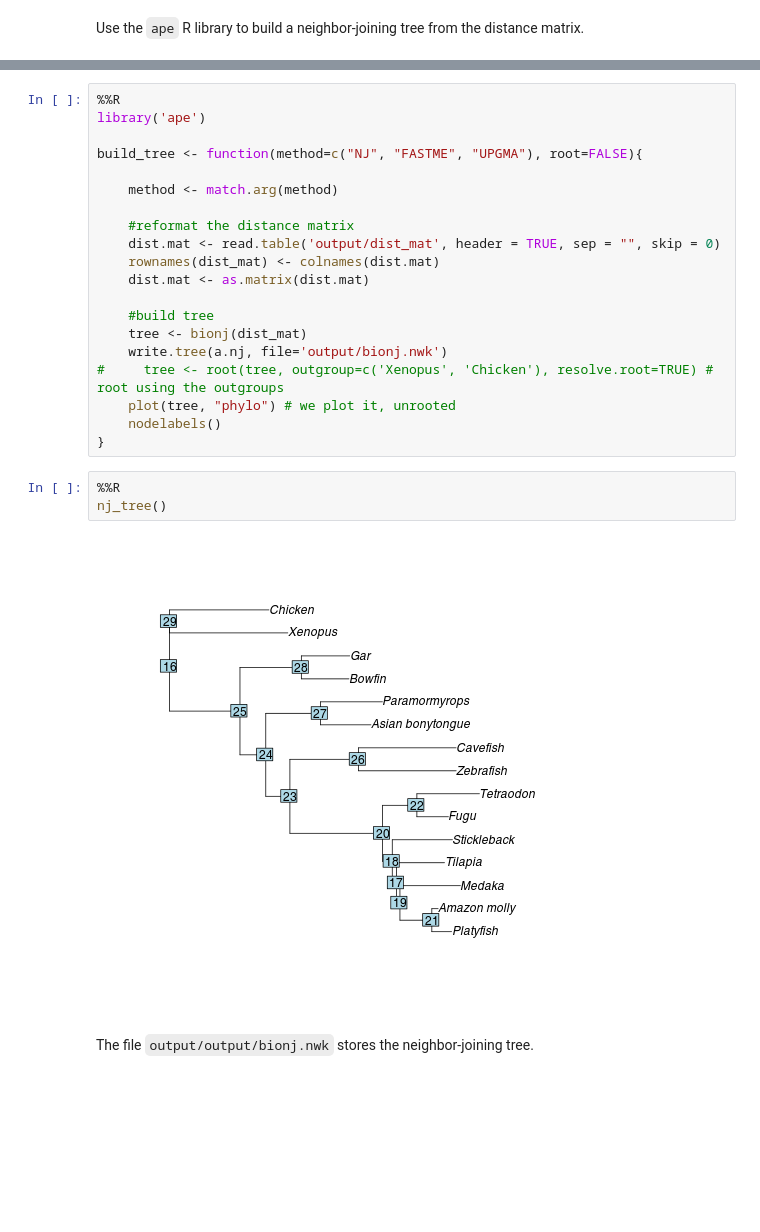
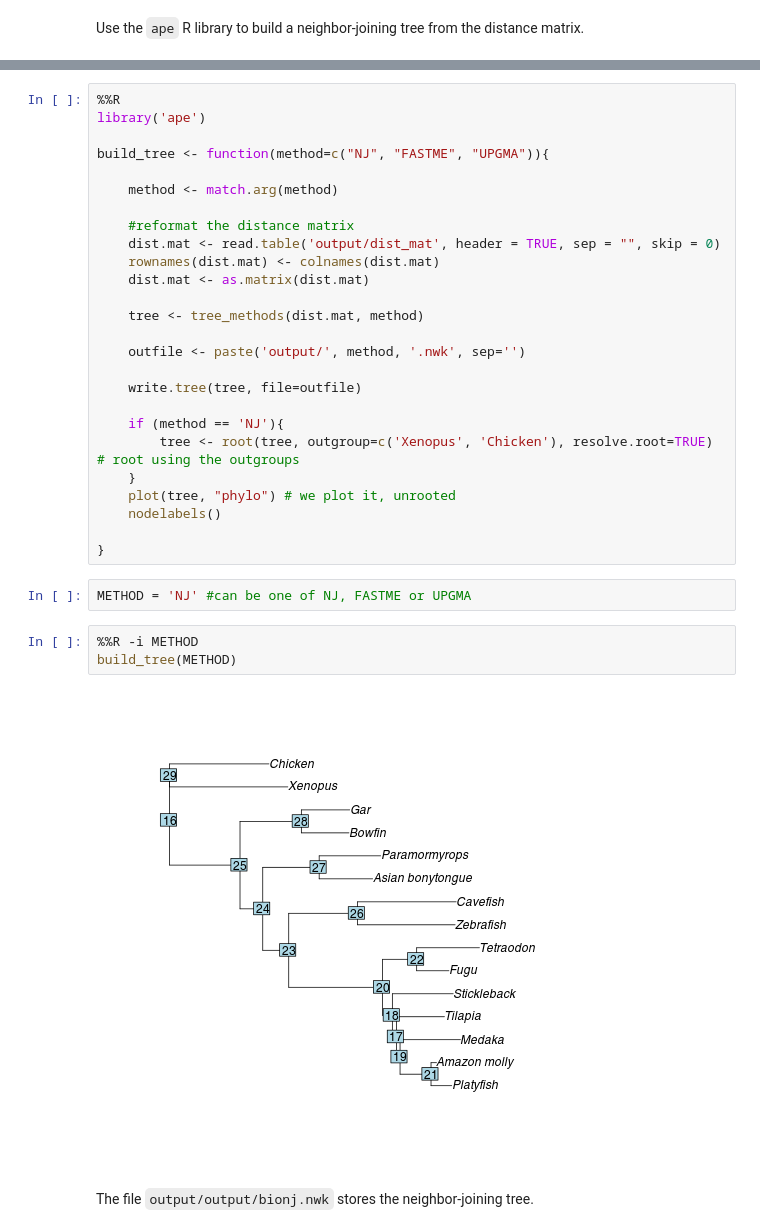
Before and after one commit to DyogenIBENS/BowfinGOPhylogeny, a Jupyter notebook: gene_order_phylogeny.ipynb, the cells around one changed output, grey strips where cells are left out. Cells and saved outputs as stored; diff of their text form; blank space fills up the shorter version.

```diff
--- a/gene_order_phylogeny.ipynb
+++ b/gene_order_phylogeny.ipynb
@@ -196,27 +218,35 @@ Use the `ape` R library to build a neighbor-joining tree from the distance matri
 %%R
 library('ape')
 
-build_tree <- function(method=c("NJ", "FASTME", "UPGMA"), root=FALSE){
+build_tree <- function(method=c("NJ", "FASTME", "UPGMA")){
 
     method <- match.arg(method)
 
     #reformat the distance matrix
     dist.mat <- read.table('output/dist_mat', header = TRUE, sep = "", skip = 0)
-    rownames(dist_mat) <- colnames(dist.mat)
+    rownames(dist.mat) <- colnames(dist.mat)
     dist.mat <- as.matrix(dist.mat)
 
-    #build tree
-    tree <- bionj(dist_mat)
-    write.tree(a.nj, file='output/bionj.nwk')
-#     tree <- root(tree, outgroup=c('Xenopus', 'Chicken'), resolve.root=TRUE) # root using the outgroups
+    tree <- tree_methods(dist.mat, method)
+
+    outfile <- paste('output/', method, '.nwk', sep='')
+
+    write.tree(tree, file=outfile)
+
+    if (method == 'NJ'){
+        tree <- root(tree, outgroup=c('Xenopus', 'Chicken'), resolve.root=TRUE) # root using the outgroups
+    }
     plot(tree, "phylo") # we plot it, unrooted
     nodelabels()
+
 }
-# %%
-%%R
-nj_tree()
-# %% [output]
-[figure, removed]
+# %%
+METHOD = 'NJ' #can be one of NJ, FASTME or UPGMA
+# %%
+%%R -i METHOD
+build_tree(METHOD)
+# %% [output]
+[figure, added]
 # %% [markdown]
 The file `output/output/bionj.nwk` stores the neighbor-joining tree.
 # %% [markdown]
```
Also changed, not shown: parts of 25 cells of this notebook, 4 other files.
